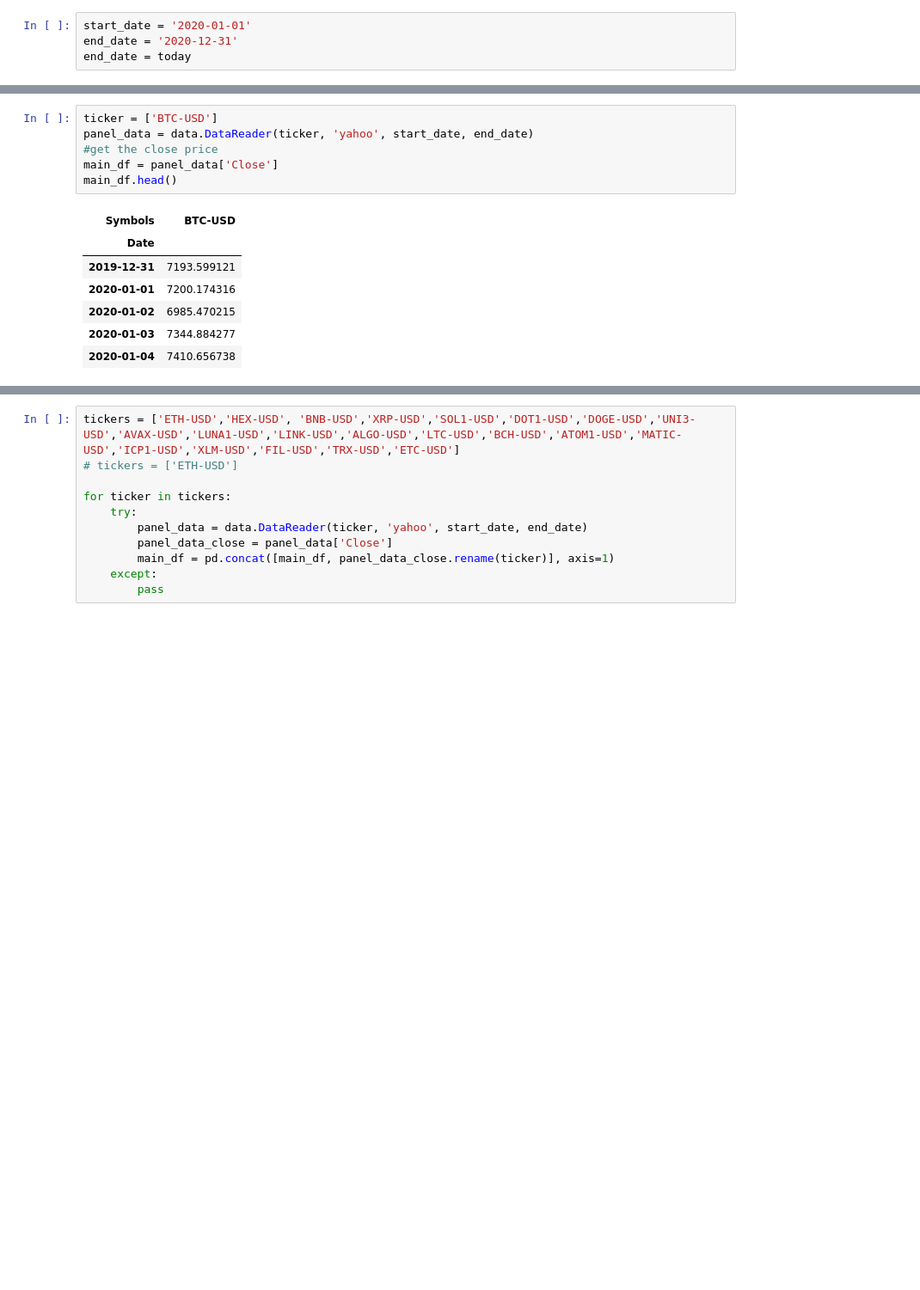
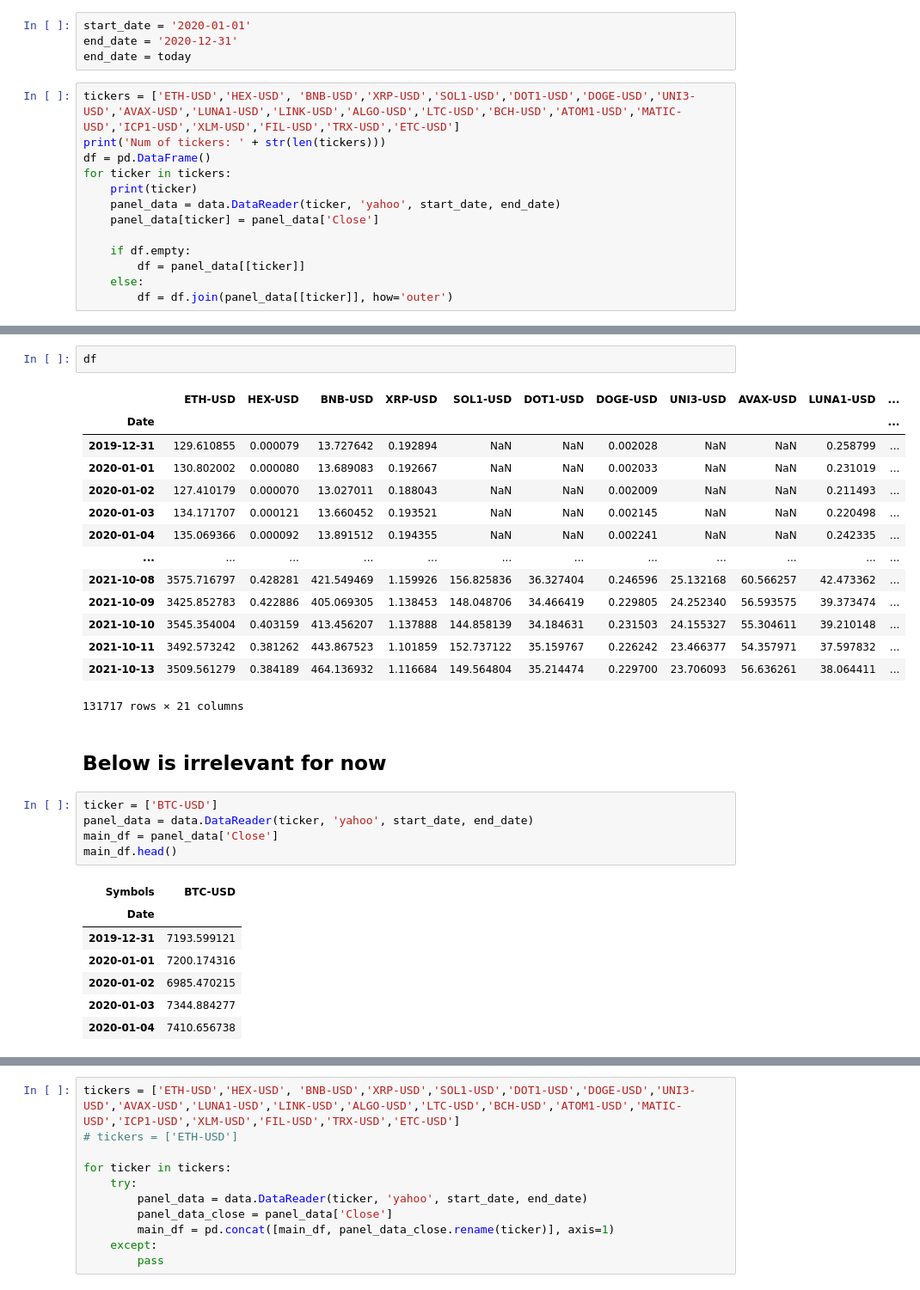
Before and after one commit to CaveatEmptorAnalytics/finanalytics, a Jupyter notebook: POC V2.ipynb, the cells around one changed output, grey strips where cells are left out. Shown: that part at 86% size. Cells and saved outputs as stored; diff of their text form; blank space fills up the shorter version.

Commit message:
load data using join

```diff
--- a/POC V2.ipynb
+++ b/POC V2.ipynb
@@ -19,3 +19,16 @@ today = datetime.today().strftime('%Y-%m-%d')
 start_date = '2020-01-01'
 end_date = '2020-12-31'
 end_date = today
+# %%
+tickers = ['ETH-USD','HEX-USD', 'BNB-USD','XRP-USD','SOL1-USD','DOT1-USD','DOGE-USD','UNI3-USD','AVAX-USD','LUNA1-USD','LINK-USD','ALGO-USD','LTC-USD','BCH-USD','ATOM1-USD','MATIC-USD','ICP1-USD','XLM-USD','FIL-USD','TRX-USD','ETC-USD']
+print('Num of tickers: ' + str(len(tickers)))
+df = pd.DataFrame()
+for ticker in tickers:
+    print(ticker)
+    panel_data = data.DataReader(ticker, 'yahoo', start_date, end_date)
+    panel_data[ticker] = panel_data['Close']
+
+    if df.empty:
+        df = panel_data[[ticker]]
+    else:
+        df = df.join(panel_data[[ticker]], how='outer')
@@ -22,7 +53,25 @@ end_date = today
+# %%
+df
+# %% [output]
+|  | ETH-USD | HEX-USD | BNB-USD | XRP-USD | SOL1-USD | DOT1-USD | DOGE-USD | UNI3-USD | AVAX-USD | LUNA1-USD | ... |
+| Date |  |  |  |  |  |  |  |  |  |  | ... |
+| 2019-12-31 | 129.610855 | 0.000079 | 13.727642 | 0.192894 | NaN | NaN | 0.002028 | NaN | NaN | 0.258799 | ... |
+| 2020-01-01 | 130.802002 | 0.000080 | 13.689083 | 0.192667 | NaN | NaN | 0.002033 | NaN | NaN | 0.231019 | ... |
+| 2020-01-02 | 127.410179 | 0.000070 | 13.027011 | 0.188043 | NaN | NaN | 0.002009 | NaN | NaN | 0.211493 | ... |
+| 2020-01-03 | 134.171707 | 0.000121 | 13.660452 | 0.193521 | NaN | NaN | 0.002145 | NaN | NaN | 0.220498 | ... |
+| 2020-01-04 | 135.069366 | 0.000092 | 13.891512 | 0.194355 | NaN | NaN | 0.002241 | NaN | NaN | 0.242335 | ... |
+| ... | ... | ... | ... | ... | ... | ... | ... | ... | ... | ... | ... |
+| 2021-10-08 | 3575.716797 | 0.428281 | 421.549469 | 1.159926 | 156.825836 | 36.327404 | 0.246596 | 25.132168 | 60.566257 | 42.473362 | ... |
+| 2021-10-09 | 3425.852783 | 0.422886 | 405.069305 | 1.138453 | 148.048706 | 34.466419 | 0.229805 | 24.252340 | 56.593575 | 39.373474 | ... |
+| 2021-10-10 | 3545.354004 | 0.403159 | 413.456207 | 1.137888 | 144.858139 | 34.184631 | 0.231503 | 24.155327 | 55.304611 | 39.210148 | ... |
+| 2021-10-11 | 3492.573242 | 0.381262 | 443.867523 | 1.101859 | 152.737122 | 35.159767 | 0.226242 | 23.466377 | 54.357971 | 37.597832 | ... |
+| 2021-10-13 | 3509.561279 | 0.384189 | 464.136932 | 1.116684 | 149.564804 | 35.214474 | 0.229700 | 23.706093 | 56.636261 | 38.064411 | ... |
+131717 rows × 21 columns
+# %% [markdown]
+## Below is irrelevant for now
 # %%
 ticker = ['BTC-USD']
 panel_data = data.DataReader(ticker, 'yahoo', start_date, end_date)
-#get the close price
 main_df = panel_data['Close']
 main_df.head()
 # %% [output]
```
Also changed, not shown: parts of 2 cells of this notebook.
